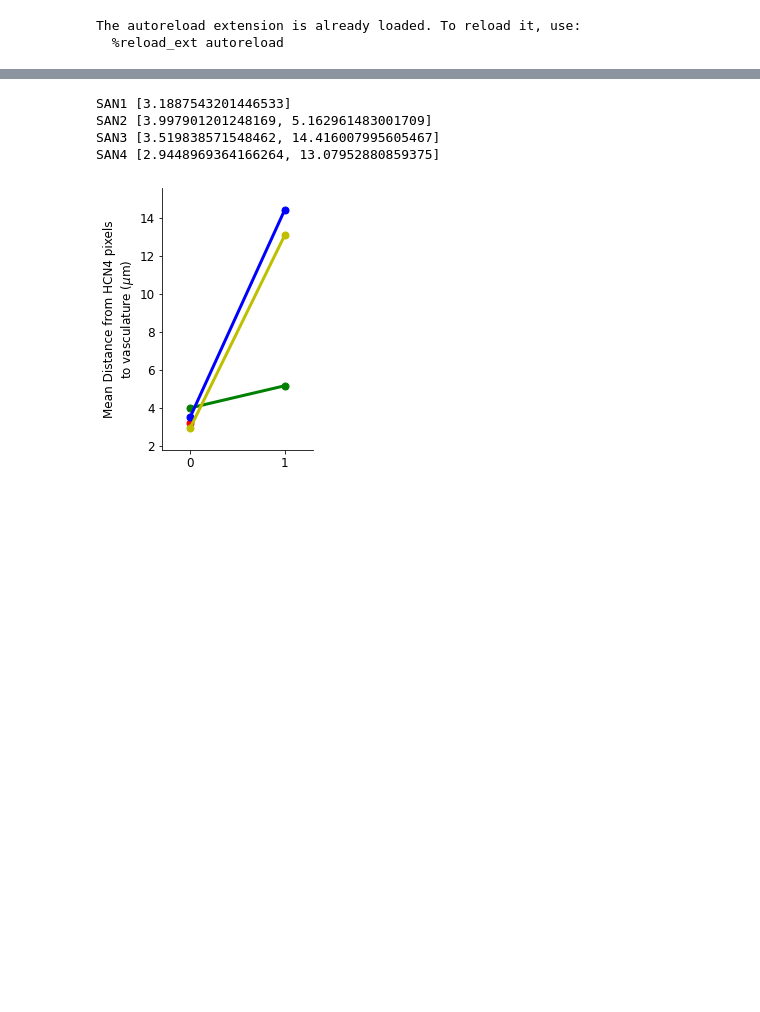
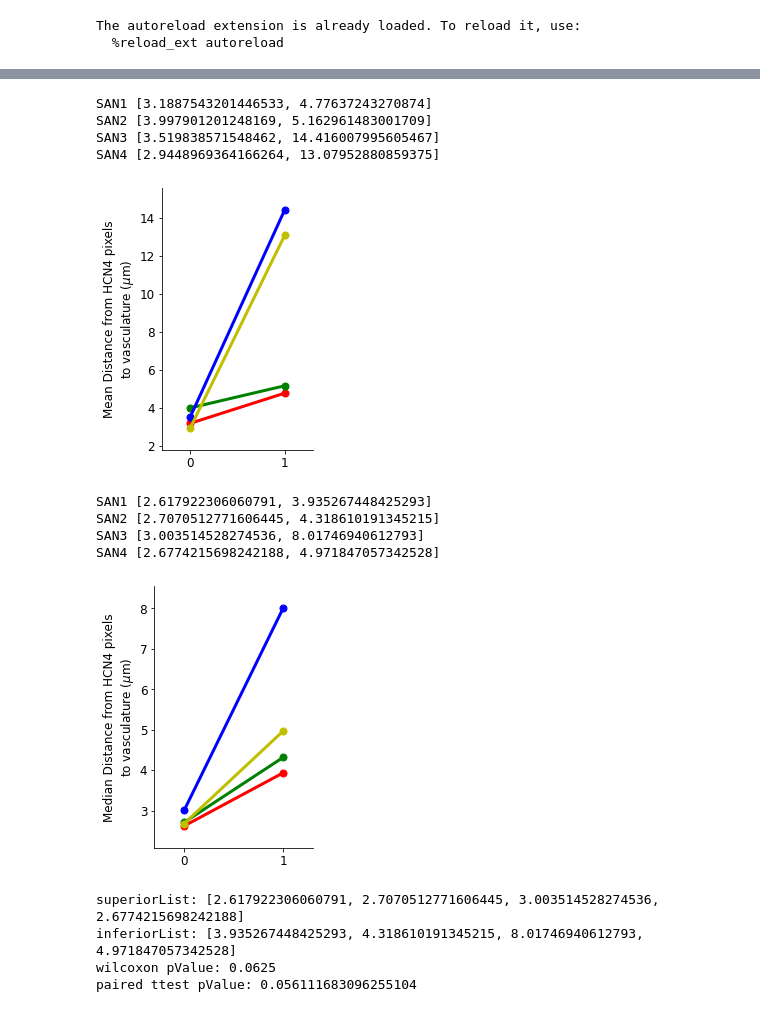
Before and after one commit to cudmore/saNode, a Jupyter notebook: notebooks/manuscript-20201103.ipynb, the cells around one changed output, grey strips where cells are left out. Saved outputs shown, nothing was run; the diff lists cells and outputs as text; code cells hidden in the pictures; blank space fills up the shorter version.

```diff
--- a/notebooks/manuscript-20201103.ipynb
+++ b/notebooks/manuscript-20201103.ipynb
@@ -26,14 +61,51 @@ SAN4 [23.74271958963223, 14.501648906458128]
 # %%
 # this requires a file
 #os.path.isfile('saNode/hcn4-Distance-Result.csv')
 
-aicsPlot.plotMeanDist(csvFile='../hcn4-Distance-Result.csv')
+superiorList, inferiorList = aicsPlot.plotMeanDist(csvFile='../hcn4-Distance-Result.csv', statCol='mean')
+superiorList, inferiorList = aicsPlot.plotMeanDist(csvFile='../hcn4-Distance-Result.csv', statCol='median')
 # %% [output]
-SAN1 [3.1887543201446533]
+SAN1 [3.1887543201446533, 4.77637243270874]
 SAN2 [3.997901201248169, 5.162961483001709]
 SAN3 [3.519838571548462, 14.416007995605467]
 SAN4 [2.9448969364166264, 13.07952880859375]
-[figure, old version]
+[figure, new version]
+SAN1 [2.617922306060791, 3.935267448425293]
+SAN2 [2.7070512771606445, 4.318610191345215]
+SAN3 [3.003514528274536, 8.01746940612793]
+SAN4 [2.6774215698242188, 4.971847057342528]
+[figure, added]
+# %%
+# do stats on return from aicsPlot.plotMaskDensity
+
+def getStats(theList):
+    theMean = np.nanmean(theList)
+    theStd = np.nanstd(theList)
+    theN = len(theList)
+    theSem = theStd / math.sqrt(theN)
+    return theMean, theStd, theN, theSem
+
+# get mean/sd/n from each superior/inferior
+sMean, sStd, sSem, sN = getStats(superiorList)
+iMean, iStd, iSem, iN = getStats(inferiorList)
+
+print('superiorList:', superiorList)
+print('inferiorList:', inferiorList)
+
+# do stats
+import scipy
+alternative = 'less' #(“two-sided”, “greater”, “less”)
+mode = 'exact'
+stat, pValue = scipy.stats.wilcoxon(x=superiorList, y=inferiorList, alternative=alternative, mode=mode)
+print('wilcoxon pValue:', pValue)
+
+stat, pValue = scipy.stats.ttest_rel(superiorList, inferiorList)
+print('paired ttest pValue:', pValue)
+# %% [output]
+superiorList: [2.617922306060791, 2.7070512771606445, 3.003514528274536, 2.6774215698242188]
+inferiorList: [3.935267448425293, 4.318610191345215, 8.01746940612793, 4.971847057342528]
+wilcoxon pValue: 0.0625
+paired ttest pValue: 0.056111683096255104
 # %%
 # SAN2
 '''
```
Also changed, not shown: parts of 15 cells of this notebook, 14 other files.
